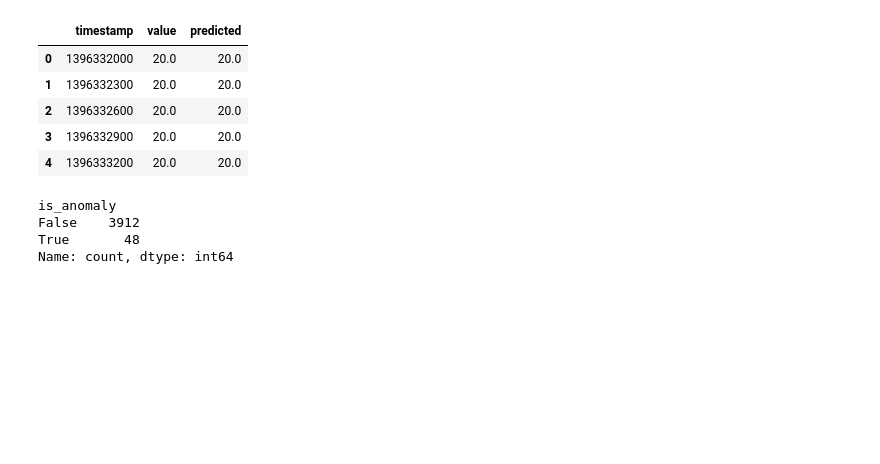
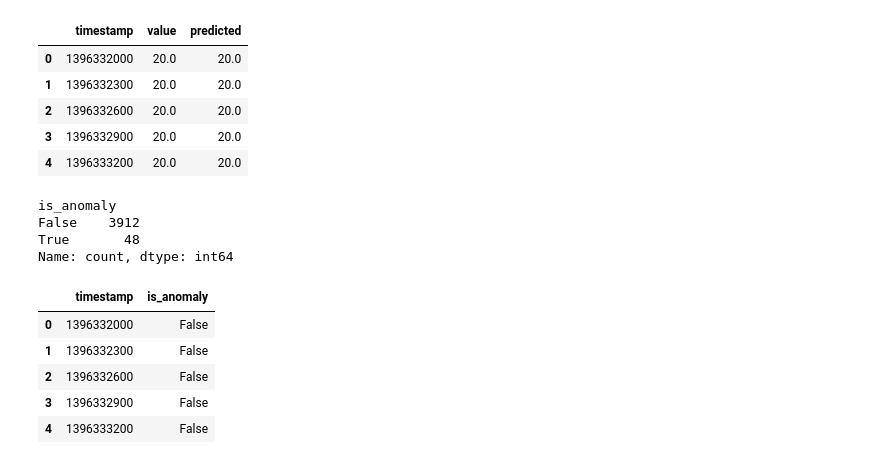
Before and after one commit to amansetu03/DS-Internship-Celebal-Technology, a Jupyter notebook: Week-9-Anomaly-Detection-using-machine-learning/Assignment/Week-9-Anomaly-detaction.ipynb, the cells around one changed output. Drawn from its saved outputs; the diff is of its cells as text; code cells hidden in the pictures; blank space fills up the shorter version.

```diff
--- a/Week-9-Anomaly-Detection-using-machine-learning/Assignment/Week-9-Anomaly-detaction.ipynb
+++ b/Week-9-Anomaly-Detection-using-machine-learning/Assignment/Week-9-Anomaly-detaction.ipynb
@@ -179,3 +179,12 @@ True       48
 Name: count, dtype: int64
 # %%
 ansDf.to_csv("Data/answer.csv",index=False)
+# %%
+ansDf.head()
+# %% [output]
+|  | timestamp | is_anomaly |
+| 0 | 1396332000 | False |
+| 1 | 1396332300 | False |
+| 2 | 1396332600 | False |
+| 3 | 1396332900 | False |
+| 4 | 1396333200 | False |
```
